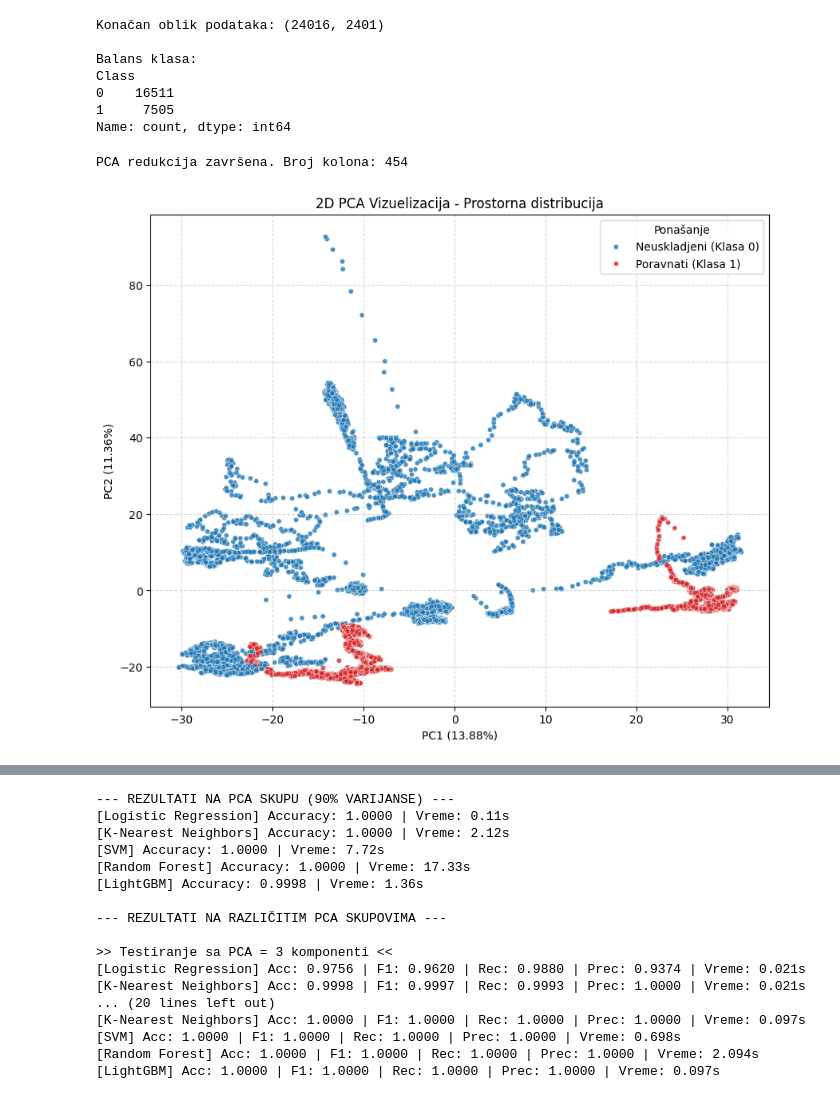
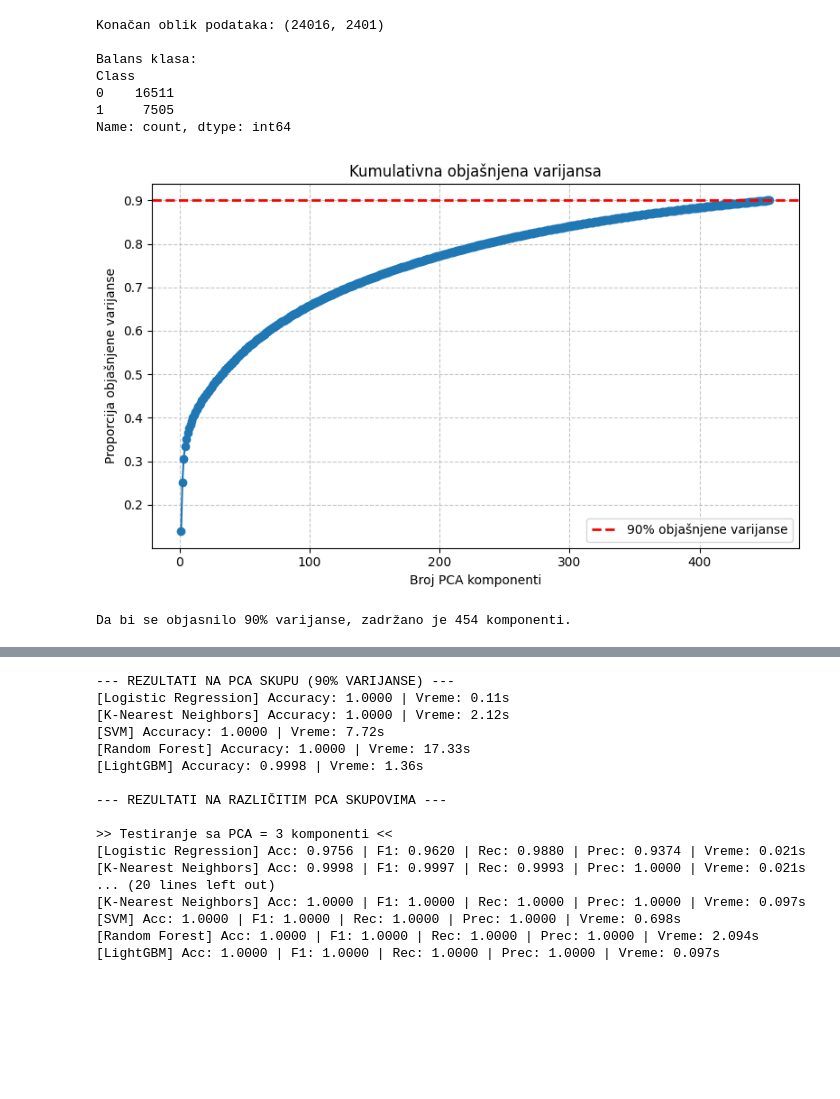
Before and after one commit to ndanilo02/Swarm_Behaviour, a Jupyter notebook: src/aligned.ipynb, the cells around one changed output, grey strips where cells are left out. Saved outputs shown, nothing was run; the diff lists cells and outputs as text; code cells hidden in the pictures; blank space fills up the shorter version.

```diff
--- a/src/aligned.ipynb
+++ b/src/aligned.ipynb
@@ -56,26 +56,24 @@ models = {
 # %%
 pca = PCA(n_components=0.90, random_state=42)
 X_train_pca = pca.fit_transform(X_train_scaled)
 X_test_pca = pca.transform(X_test_scaled)
 
-print(f"PCA redukcija završena. Broj kolona: {X_train_pca.shape[1]}")
+cumulative_variance = np.cumsum(pca.explained_variance_ratio_)
+num_components_kept = len(cumulative_variance)
 
-plt.figure(figsize=(10, 8))
+plt.figure(figsize=(8, 5))
+plt.plot(range(1, num_components_kept + 1), cumulative_variance, marker='o', linestyle='-', color='#1f77b4')
+plt.axhline(y=0.90, color='red', linestyle='--', linewidth=2, label='90% objašnjene varijanse')
 
-ax = sns.scatterplot(
-    x=X_train_pca[:, 0], y=X_train_pca[:, 1],
-    hue=y_train.values,
-    palette=['#1f77b4', '#d62728'],
-    alpha=0.8, s=20
-)
+plt.title('Kumulativna objašnjena varijansa')
+plt.xlabel('Broj PCA komponenti')
+plt.ylabel('Proporcija objašnjene varijanse')
+plt.legend(loc='lower right')
+plt.grid(True, linestyle='--', alpha=0.7)
+plt.tight_layout()
+plt.show()
 
-plt.title('2D PCA Vizuelizacija - Prostorna distribucija')
-plt.xlabel(f'PC1 ({pca.explained_variance_ratio_[0]*100:.2f}%)')
-plt.ylabel(f'PC2 ({pca.explained_variance_ratio_[1]*100:.2f}%)')
-handles, _ = ax.get_legend_handles_labels()
-plt.legend(handles=handles, labels=['Neuskladjeni (Klasa 0)', 'Poravnati (Klasa 1)'], title='Ponašanje', loc='best')
-plt.grid(True, linestyle='--', alpha=0.5)
-plt.show()
+print(f"Da bi se objasnilo 90% varijanse, zadržano je {num_components_kept} komponenti.")
 # %% [output]
+[figure, new version]
-PCA redukcija završena. Broj kolona: 454
+Da bi se objasnilo 90% varijanse, zadržano je 454 komponenti.
-[figure, old version]
```
Also changed, not shown: parts of 2 cells of this notebook, 21 other files.
